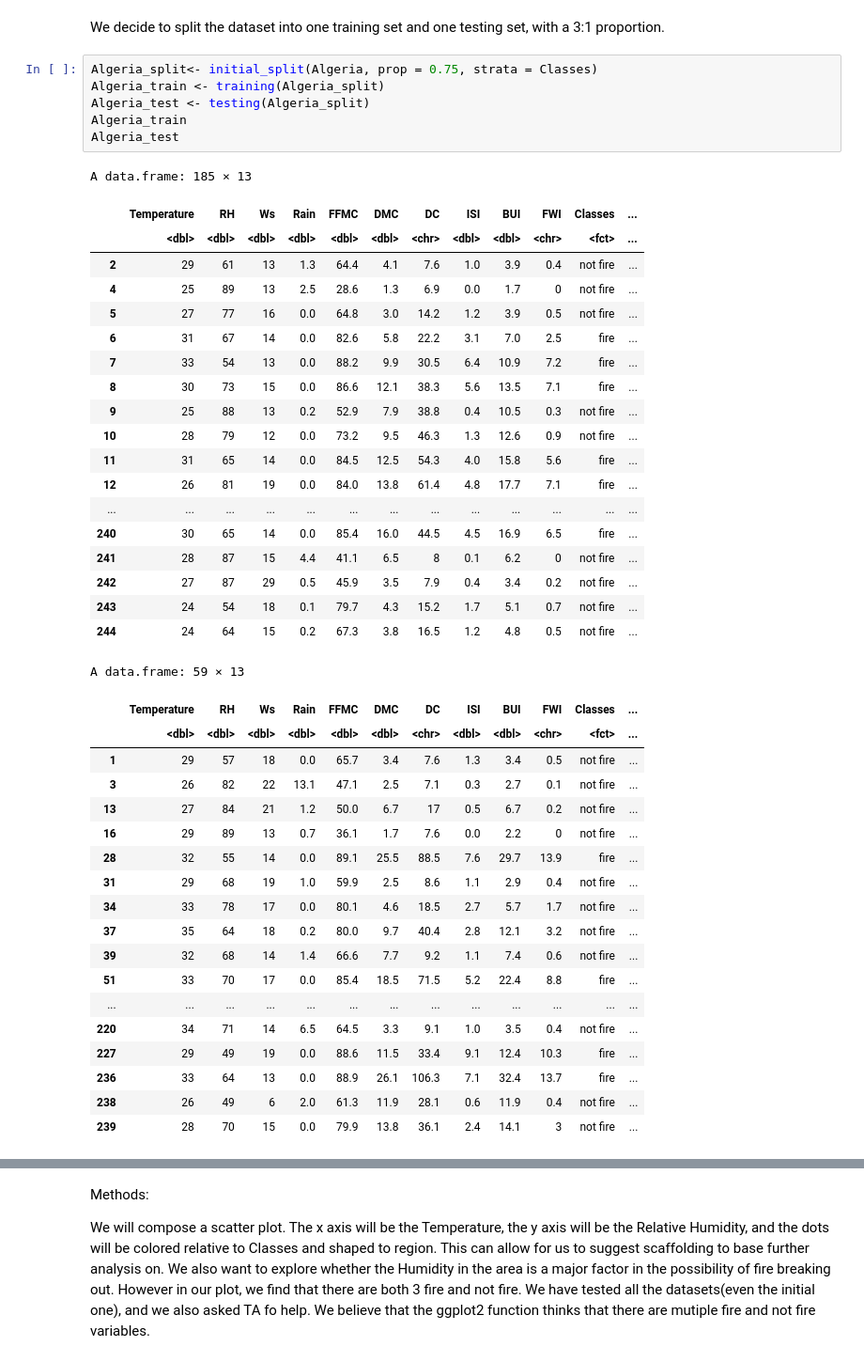
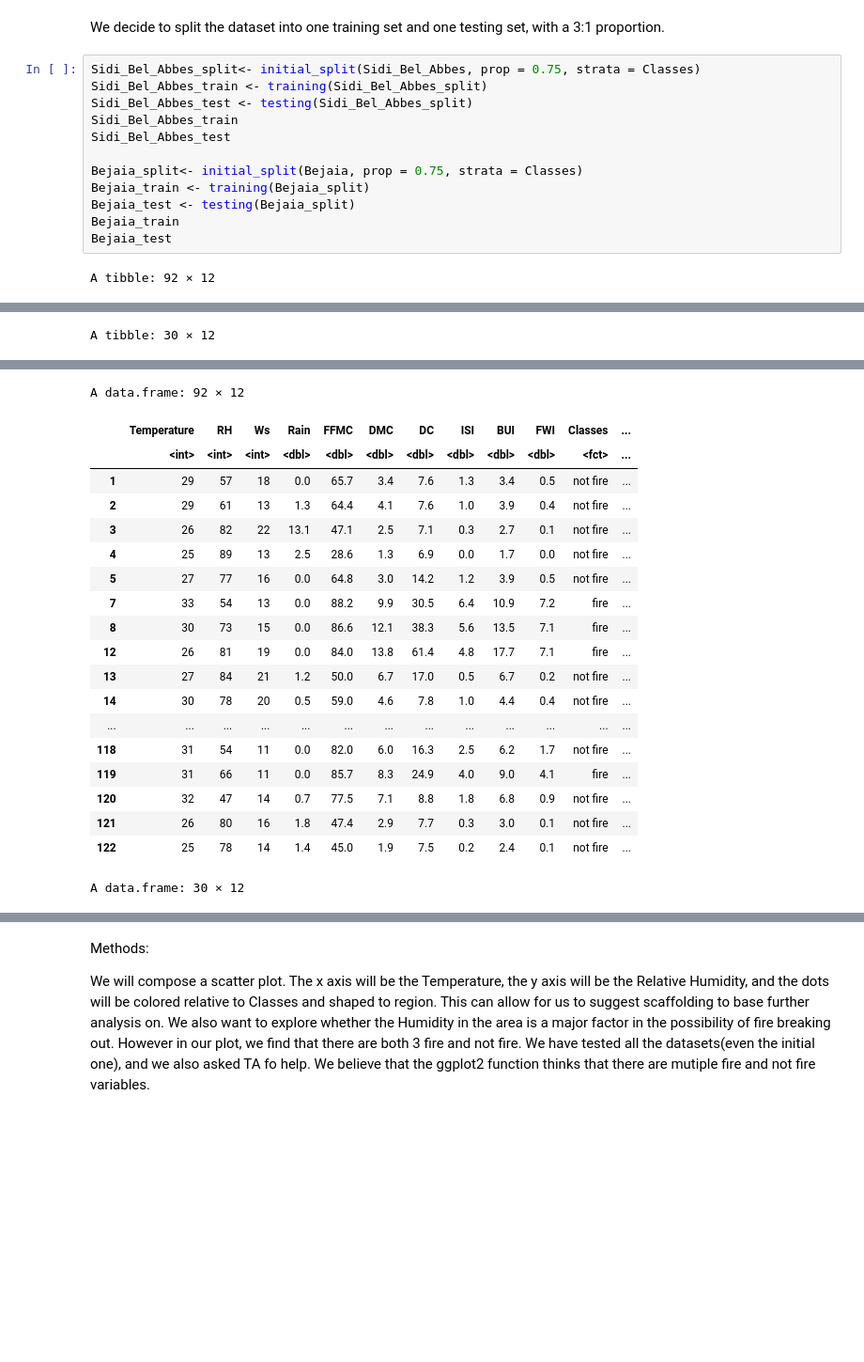
Before and after one commit to Bchau02/DSCI-100-Group-11-Project, a Jupyter notebook: Project.ipynb, the cells around one changed output, grey strips where cells are left out. Shown: that part at 94% size. Saved outputs shown, nothing was run; the diff lists cells and outputs as text; blank space fills up the shorter version.

```diff
--- a/Project.ipynb
+++ b/Project.ipynb
@@ -178,47 +151,16 @@ A data.frame: 244 × 13
 # %% [markdown]
 We decide to split the dataset into one training set and one testing set, with a 3:1 proportion.
-# %%
-Algeria_split<- initial_split(Algeria, prop = 0.75, strata = Classes)
-Algeria_train <- training(Algeria_split)
-Algeria_test <- testing(Algeria_split)
-Algeria_train
-Algeria_test
-# %% [output]
-A data.frame: 185 × 13
-|  | Temperature | RH | Ws | Rain | FFMC | DMC | DC | ISI | BUI | FWI | Classes | ... |
-|  | <dbl> | <dbl> | <dbl> | <dbl> | <dbl> | <dbl> | <chr> | <dbl> | <dbl> | <chr> | <fct> | ... |
-| 2 | 29 | 61 | 13 | 1.3 | 64.4 | 4.1 | 7.6 | 1.0 | 3.9 | 0.4 | not fire | ... |
-| 4 | 25 | 89 | 13 | 2.5 | 28.6 | 1.3 | 6.9 | 0.0 | 1.7 | 0 | not fire | ... |
-| 5 | 27 | 77 | 16 | 0.0 | 64.8 | 3.0 | 14.2 | 1.2 | 3.9 | 0.5 | not fire | ... |
-| 6 | 31 | 67 | 14 | 0.0 | 82.6 | 5.8 | 22.2 | 3.1 | 7.0 | 2.5 | fire | ... |
-| 7 | 33 | 54 | 13 | 0.0 | 88.2 | 9.9 | 30.5 | 6.4 | 10.9 | 7.2 | fire | ... |
-| 8 | 30 | 73 | 15 | 0.0 | 86.6 | 12.1 | 38.3 | 5.6 | 13.5 | 7.1 | fire | ... |
-| 9 | 25 | 88 | 13 | 0.2 | 52.9 | 7.9 | 38.8 | 0.4 | 10.5 | 0.3 | not fire | ... |
-| 10 | 28 | 79 | 12 | 0.0 | 73.2 | 9.5 | 46.3 | 1.3 | 12.6 | 0.9 | not fire | ... |
-| 11 | 31 | 65 | 14 | 0.0 | 84.5 | 12.5 | 54.3 | 4.0 | 15.8 | 5.6 | fire | ... |
-| 12 | 26 | 81 | 19 | 0.0 | 84.0 | 13.8 | 61.4 | 4.8 | 17.7 | 7.1 | fire | ... |
-| ... | ... | ... | ... | ... | ... | ... | ... | ... | ... | ... | ... | ... |
-| 240 | 30 | 65 | 14 | 0.0 | 85.4 | 16.0 | 44.5 | 4.5 | 16.9 | 6.5 | fire | ... |
-| 241 | 28 | 87 | 15 | 4.4 | 41.1 | 6.5 | 8 | 0.1 | 6.2 | 0 | not fire | ... |
-| 242 | 27 | 87 | 29 | 0.5 | 45.9 | 3.5 | 7.9 | 0.4 | 3.4 | 0.2 | not fire | ... |
-| 243 | 24 | 54 | 18 | 0.1 | 79.7 | 4.3 | 15.2 | 1.7 | 5.1 | 0.7 | not fire | ... |
-| 244 | 24 | 64 | 15 | 0.2 | 67.3 | 3.8 | 16.5 | 1.2 | 4.8 | 0.5 | not fire | ... |
-A data.frame: 59 × 13
-|  | Temperature | RH | Ws | Rain | FFMC | DMC | DC | ISI | BUI | FWI | Classes | ... |
-|  | <dbl> | <dbl> | <dbl> | <dbl> | <dbl> | <dbl> | <chr> | <dbl> | <dbl> | <chr> | <fct> | ... |
-| 1 | 29 | 57 | 18 | 0.0 | 65.7 | 3.4 | 7.6 | 1.3 | 3.4 | 0.5 | not fire | ... |
-| 3 | 26 | 82 | 22 | 13.1 | 47.1 | 2.5 | 7.1 | 0.3 | 2.7 | 0.1 | not fire | ... |
-| 13 | 27 | 84 | 21 | 1.2 | 50.0 | 6.7 | 17 | 0.5 | 6.7 | 0.2 | not fire | ... |
-| 16 | 29 | 89 | 13 | 0.7 | 36.1 | 1.7 | 7.6 | 0.0 | 2.2 | 0 | not fire | ... |
-| 28 | 32 | 55 | 14 | 0.0 | 89.1 | 25.5 | 88.5 | 7.6 | 29.7 | 13.9 | fire | ... |
-| 31 | 29 | 68 | 19 | 1.0 | 59.9 | 2.5 | 8.6 | 1.1 | 2.9 | 0.4 | not fire | ... |
-| 34 | 33 | 78 | 17 | 0.0 | 80.1 | 4.6 | 18.5 | 2.7 | 5.7 | 1.7 | not fire | ... |
-| 37 | 35 | 64 | 18 | 0.2 | 80.0 | 9.7 | 40.4 | 2.8 | 12.1 | 3.2 | not fire | ... |
-| 39 | 32 | 68 | 14 | 1.4 | 66.6 | 7.7 | 9.2 | 1.1 | 7.4 | 0.6 | not fire | ... |
-| 51 | 33 | 70 | 17 | 0.0 | 85.4 | 18.5 | 71.5 | 5.2 | 22.4 | 8.8 | fire | ... |
-| ... | ... | ... | ... | ... | ... | ... | ... | ... | ... | ... | ... | ... |
-| 220 | 34 | 71 | 14 | 6.5 | 64.5 | 3.3 | 9.1 | 1.0 | 3.5 | 0.4 | not fire | ... |
-| 227 | 29 | 49 | 19 | 0.0 | 88.6 | 11.5 | 33.4 | 9.1 | 12.4 | 10.3 | fire | ... |
-| 236 | 33 | 64 | 13 | 0.0 | 88.9 | 26.1 | 106.3 | 7.1 | 32.4 | 13.7 | fire | ... |
-| 238 | 26 | 49 | 6 | 2.0 | 61.3 | 11.9 | 28.1 | 0.6 | 11.9 | 0.4 | not fire | ... |
-| 239 | 28 | 70 | 15 | 0.0 | 79.9 | 13.8 | 36.1 | 2.4 | 14.1 | 3 | not fire | ... |
+# %%
+Sidi_Bel_Abbes_split<- initial_split(Sidi_Bel_Abbes, prop = 0.75, strata = Classes)
+Sidi_Bel_Abbes_train <- training(Sidi_Bel_Abbes_split)
+Sidi_Bel_Abbes_test <- testing(Sidi_Bel_Abbes_split)
+Sidi_Bel_Abbes_train
+Sidi_Bel_Abbes_test
+
+Bejaia_split<- initial_split(Bejaia, prop = 0.75, strata = Classes)
+Bejaia_train <- training(Bejaia_split)
+Bejaia_test <- testing(Bejaia_split)
+Bejaia_train
+Bejaia_test
+# %% [output]
+A tibble: 92 × 12
@@ -224,0 +185 @@ A data.frame: 59 × 13
+A tibble: 30 × 12
@@ -224,0 +204,20 @@ A data.frame: 59 × 13
+A data.frame: 92 × 12
+|  | Temperature | RH | Ws | Rain | FFMC | DMC | DC | ISI | BUI | FWI | Classes | ... |
+|  | <int> | <int> | <int> | <dbl> | <dbl> | <dbl> | <dbl> | <dbl> | <dbl> | <dbl> | <fct> | ... |
+| 1 | 29 | 57 | 18 | 0.0 | 65.7 | 3.4 | 7.6 | 1.3 | 3.4 | 0.5 | not fire | ... |
+| 2 | 29 | 61 | 13 | 1.3 | 64.4 | 4.1 | 7.6 | 1.0 | 3.9 | 0.4 | not fire | ... |
+| 3 | 26 | 82 | 22 | 13.1 | 47.1 | 2.5 | 7.1 | 0.3 | 2.7 | 0.1 | not fire | ... |
+| 4 | 25 | 89 | 13 | 2.5 | 28.6 | 1.3 | 6.9 | 0.0 | 1.7 | 0.0 | not fire | ... |
+| 5 | 27 | 77 | 16 | 0.0 | 64.8 | 3.0 | 14.2 | 1.2 | 3.9 | 0.5 | not fire | ... |
+| 7 | 33 | 54 | 13 | 0.0 | 88.2 | 9.9 | 30.5 | 6.4 | 10.9 | 7.2 | fire | ... |
+| 8 | 30 | 73 | 15 | 0.0 | 86.6 | 12.1 | 38.3 | 5.6 | 13.5 | 7.1 | fire | ... |
+| 12 | 26 | 81 | 19 | 0.0 | 84.0 | 13.8 | 61.4 | 4.8 | 17.7 | 7.1 | fire | ... |
+| 13 | 27 | 84 | 21 | 1.2 | 50.0 | 6.7 | 17.0 | 0.5 | 6.7 | 0.2 | not fire | ... |
+| 14 | 30 | 78 | 20 | 0.5 | 59.0 | 4.6 | 7.8 | 1.0 | 4.4 | 0.4 | not fire | ... |
+| ... | ... | ... | ... | ... | ... | ... | ... | ... | ... | ... | ... | ... |
+| 118 | 31 | 54 | 11 | 0.0 | 82.0 | 6.0 | 16.3 | 2.5 | 6.2 | 1.7 | not fire | ... |
+| 119 | 31 | 66 | 11 | 0.0 | 85.7 | 8.3 | 24.9 | 4.0 | 9.0 | 4.1 | fire | ... |
+| 120 | 32 | 47 | 14 | 0.7 | 77.5 | 7.1 | 8.8 | 1.8 | 6.8 | 0.9 | not fire | ... |
+| 121 | 26 | 80 | 16 | 1.8 | 47.4 | 2.9 | 7.7 | 0.3 | 3.0 | 0.1 | not fire | ... |
+| 122 | 25 | 78 | 14 | 1.4 | 45.0 | 1.9 | 7.5 | 0.2 | 2.4 | 0.1 | not fire | ... |
+A data.frame: 30 × 12
```
Also changed, not shown: parts of 10 cells of this notebook.
